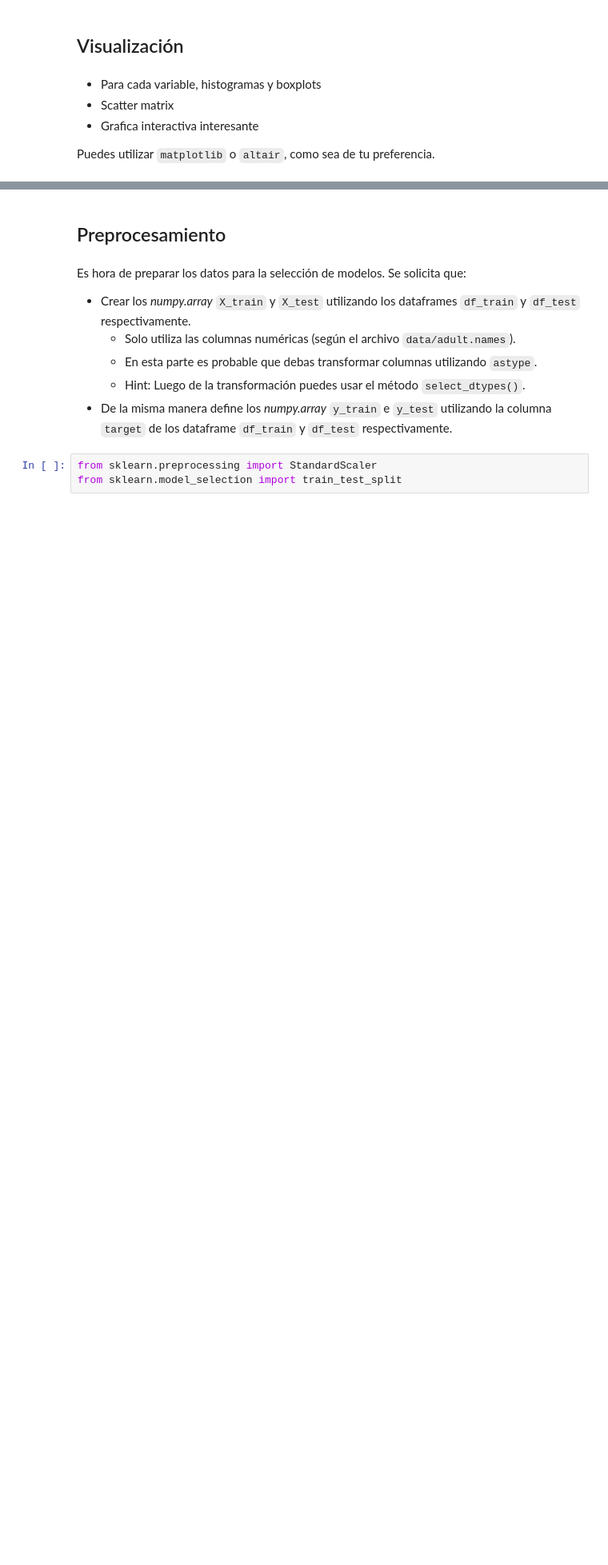
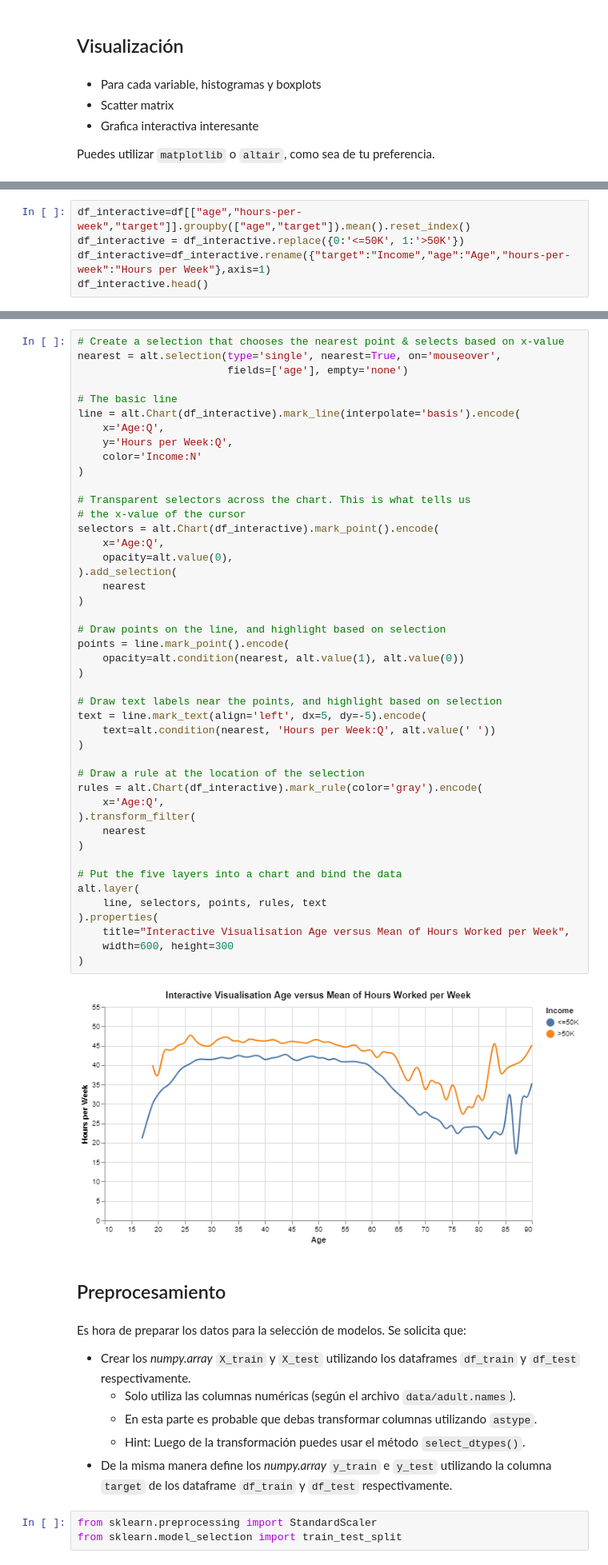
Before and after one commit to sofiaguarello/mat281_portfolio, a Jupyter notebook: m05_data_science/m05_final_project/m05_final_project.ipynb, the cells around one changed output, grey strips where cells are left out. Shown at 80% size. Cells and saved outputs as stored; diff of their text form; blank space fills up the shorter version.

```diff
--- a/m05_data_science/m05_final_project/m05_final_project.ipynb
+++ b/m05_data_science/m05_final_project/m05_final_project.ipynb
@@ -188,0 +339,5 @@ alt.themes.enable("opaque")
+# %%
+df_interactive=df[["age","hours-per-week","target"]].groupby(["age","target"]).mean().reset_index()
+df_interactive = df_interactive.replace({0:'<=50K', 1:'>50K'})
+df_interactive=df_interactive.rename({"target":"Income","age":"Age","hours-per-week":"Hours per Week"},axis=1)
+df_interactive.head()
@@ -189,3 +351,50 @@ alt.themes.enable("opaque")
+# %%
+# Create a selection that chooses the nearest point & selects based on x-value
+nearest = alt.selection(type='single', nearest=True, on='mouseover',
+                        fields=['age'], empty='none')
+
+# The basic line
+line = alt.Chart(df_interactive).mark_line(interpolate='basis').encode(
+    x='Age:Q',
+    y='Hours per Week:Q',
+    color='Income:N'
+)
+
+# Transparent selectors across the chart. This is what tells us
+# the x-value of the cursor
+selectors = alt.Chart(df_interactive).mark_point().encode(
+    x='Age:Q',
+    opacity=alt.value(0),
+).add_selection(
+    nearest
+)
+
+# Draw points on the line, and highlight based on selection
+points = line.mark_point().encode(
+    opacity=alt.condition(nearest, alt.value(1), alt.value(0))
+)
+
+# Draw text labels near the points, and highlight based on selection
+text = line.mark_text(align='left', dx=5, dy=-5).encode(
+    text=alt.condition(nearest, 'Hours per Week:Q', alt.value(' '))
+)
+
+# Draw a rule at the location of the selection
+rules = alt.Chart(df_interactive).mark_rule(color='gray').encode(
+    x='Age:Q',
+).transform_filter(
+    nearest
+)
+
+# Put the five layers into a chart and bind the data
+alt.layer(
+    line, selectors, points, rules, text
+).properties(
+    title="Interactive Visualisation Age versus Mean of Hours Worked per Week",
+    width=600, height=300
+)
+# %% [output]
+[figure, added]
 # %% [markdown]
 ## Preprocesamiento
 # %% [markdown]
```
Also changed, not shown: parts of 74 cells of this notebook.
